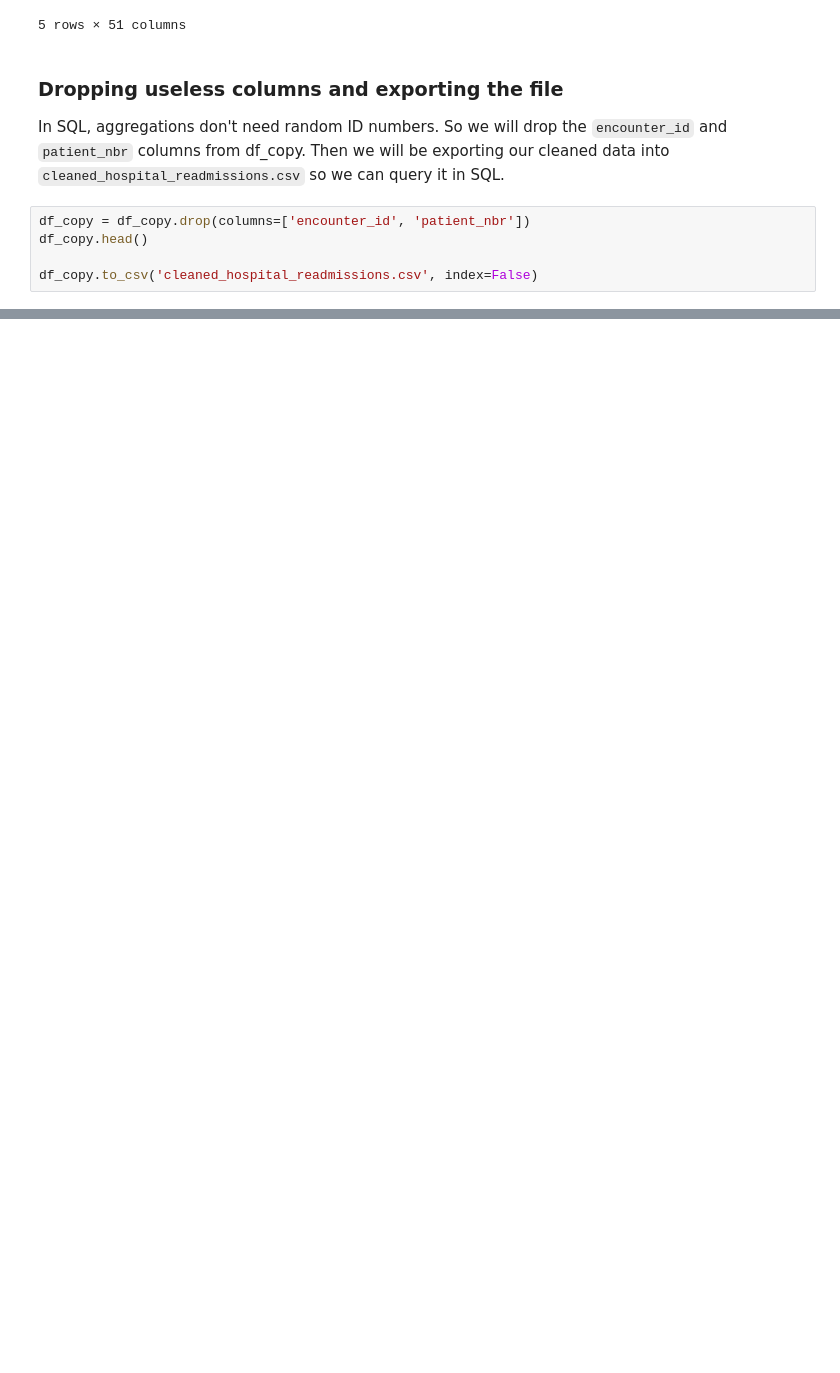
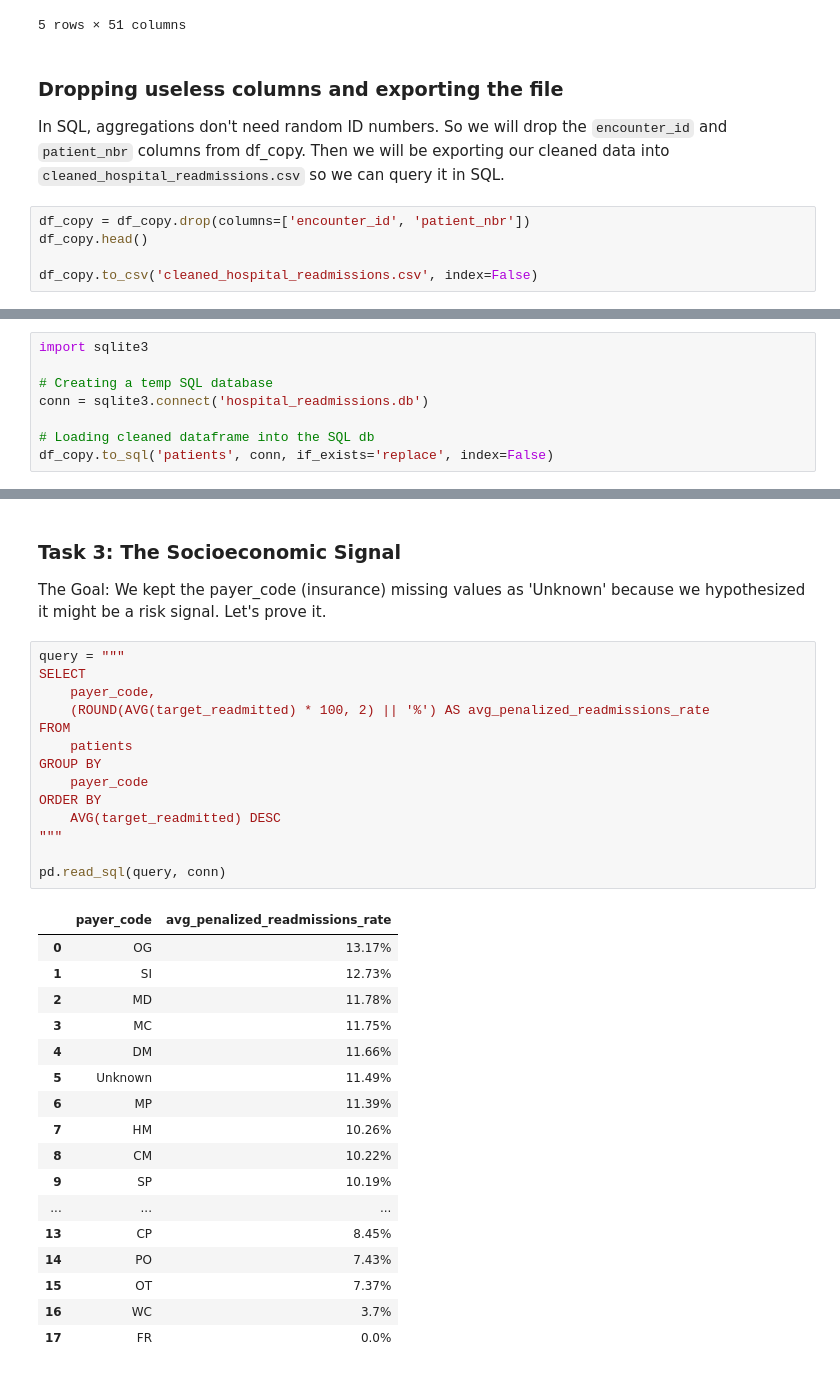
Before and after one commit to DoubleC8/Hospital-Readmission-Analytics, a Jupyter notebook: diabetes_hospital_readmission_analysis.ipynb, the cells around one changed output, grey strips where cells are left out. Saved outputs shown, nothing was run; the diff lists cells and outputs as text; blank space fills up the shorter version.

```diff
--- a/diabetes_hospital_readmission_analysis.ipynb
+++ b/diabetes_hospital_readmission_analysis.ipynb
@@ -141,0 +145,8 @@ df_copy.to_csv('cleaned_hospital_readmissions.csv', index=False)
+# %%
+import sqlite3
+
+# Creating a temp SQL database
+conn = sqlite3.connect('hospital_readmissions.db')
+
+# Loading cleaned dataframe into the SQL db
+df_copy.to_sql('patients', conn, if_exists='replace', index=False)
@@ -141,0 +193,35 @@ df_copy.to_csv('cleaned_hospital_readmissions.csv', index=False)
+# %% [markdown]
+### Task 3: The Socioeconomic Signal
+The Goal: We kept the payer_code (insurance) missing values as 'Unknown' because we hypothesized it might be a risk signal. Let's prove it.
+# %%
+query = """
+SELECT
+    payer_code,
+    (ROUND(AVG(target_readmitted) * 100, 2) || '%') AS avg_penalized_readmissions_rate
+FROM
+    patients
+GROUP BY
+    payer_code
+ORDER BY
+    AVG(target_readmitted) DESC
+"""
+
+pd.read_sql(query, conn)
+# %% [output]
+|  | payer_code | avg_penalized_readmissions_rate |
+| 0 | OG | 13.17% |
+| 1 | SI | 12.73% |
+| 2 | MD | 11.78% |
+| 3 | MC | 11.75% |
+| 4 | DM | 11.66% |
+| 5 | Unknown | 11.49% |
+| 6 | MP | 11.39% |
+| 7 | HM | 10.26% |
+| 8 | CM | 10.22% |
+| 9 | SP | 10.19% |
+| ... | ... | ... |
+| 13 | CP | 8.45% |
+| 14 | PO | 7.43% |
+| 15 | OT | 7.37% |
+| 16 | WC | 3.7% |
+| 17 | FR | 0.0% |
```
Also changed, not shown: parts of 8 cells of this notebook, 1 other file.
